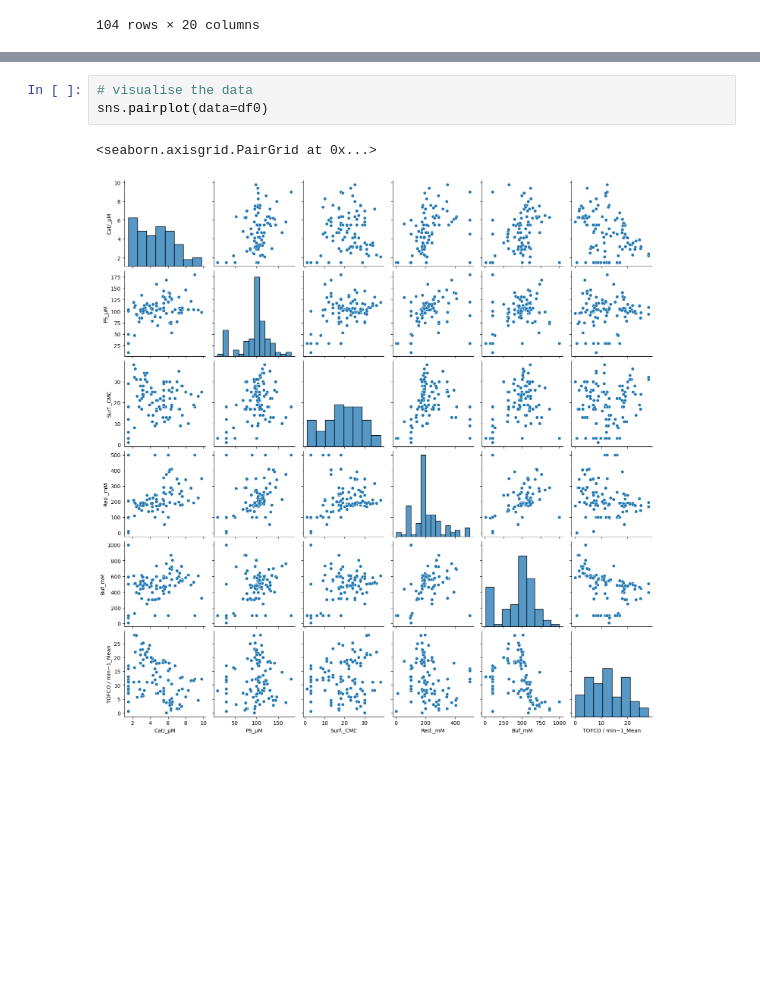
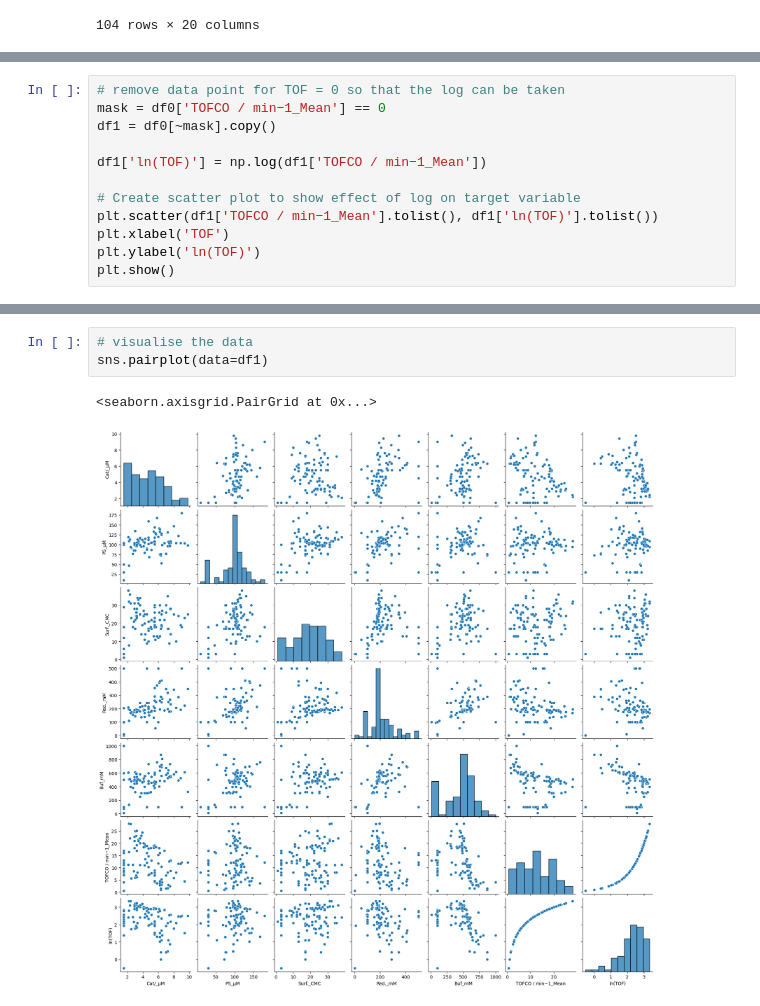
Before and after one commit to Marion-Short/Photocatalytic-Micelles, a Jupyter notebook: Photocatalytic Micelles.ipynb, the cells around one changed output, grey strips where cells are left out. Drawn from its saved outputs; the diff is of its cells as text; blank space fills up the shorter version.

```diff
--- a/Photocatalytic Micelles.ipynb
+++ b/Photocatalytic Micelles.ipynb
@@ -76,0 +93,12 @@ df0
+# %%
+# remove data point for TOF = 0 so that the log can be taken
+mask = df0['TOFCO / min−1_Mean'] == 0
+df1 = df0[~mask].copy()
+
+df1['ln(TOF)'] = np.log(df1['TOFCO / min−1_Mean'])
+
+# Create scatter plot to show effect of log on target variable
+plt.scatter(df1['TOFCO / min−1_Mean'].tolist(), df1['ln(TOF)'].tolist())
+plt.xlabel('TOF')
+plt.ylabel('ln(TOF)')
+plt.show()
@@ -89,6 +119,6 @@ df0.describe()
 # %%
 # visualise the data
-sns.pairplot(data=df0)
+sns.pairplot(data=df1)
 # %% [output]
 <seaborn.axisgrid.PairGrid at 0x...>
-[figure, old version]
+[figure, new version]
```
Also changed, not shown: parts of 19 cells of this notebook.
